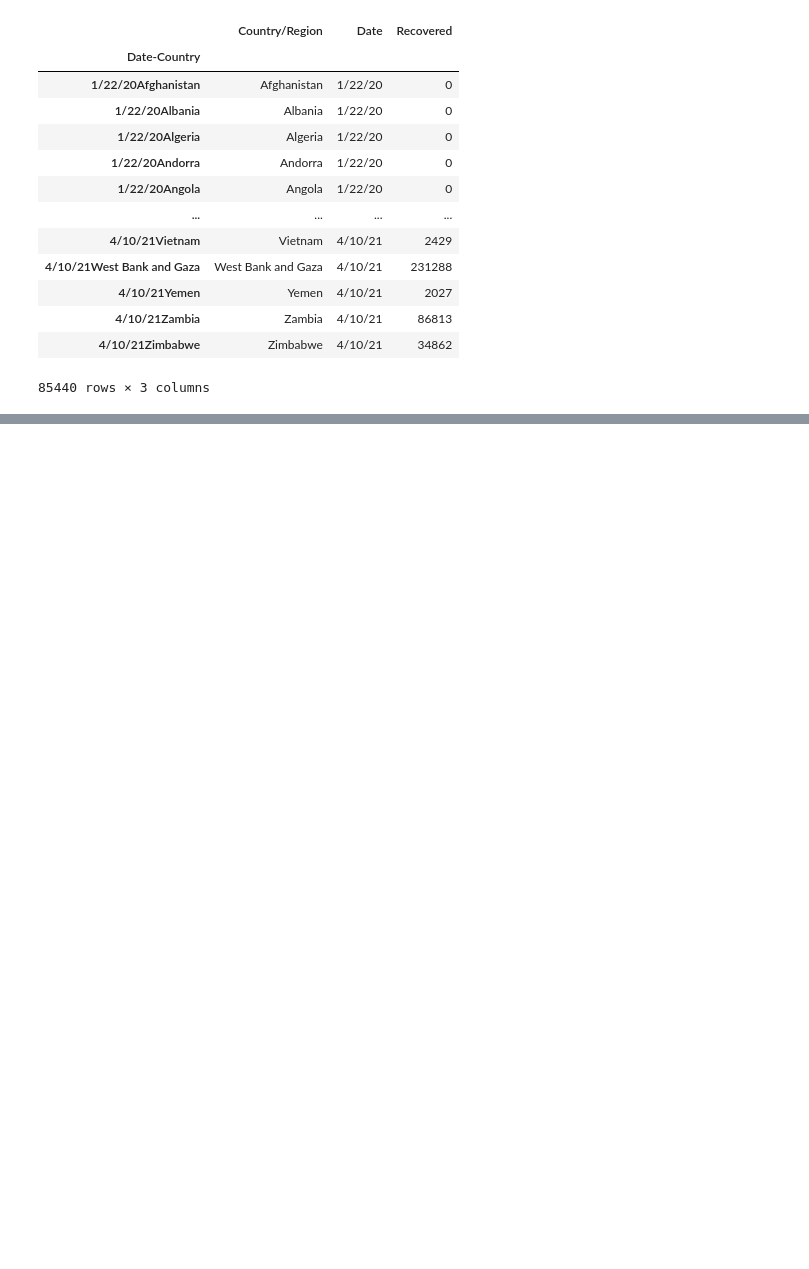
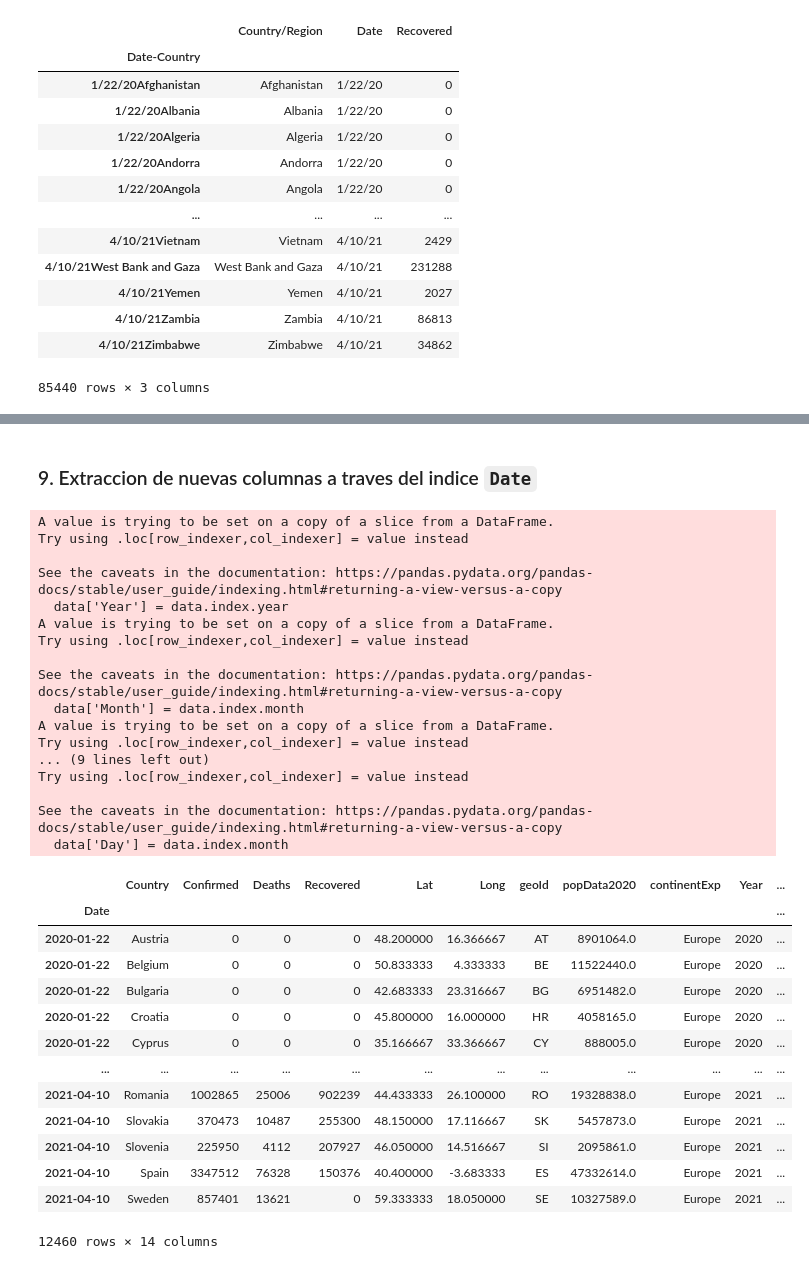
Before and after one commit to ParraCode/Core_Mid_Project-, a Jupyter notebook: data/data_cleaning.ipynb, the cells around one changed output, grey strips where cells are left out. Drawn from its saved outputs; the diff is of its cells as text; code cells hidden in the pictures; blank space fills up the shorter version.

```diff
--- a/data/data_cleaning.ipynb
+++ b/data/data_cleaning.ipynb
@@ -225,0 +329,5 @@ df_f2.head(3)
+# %%
+filter_europe = df['continentExp'] == 'Europe'
+
+df = df[filter_europe]
+df
@@ -238,0 +364,4 @@ dtype: object
+# %%
+# Cabia Date a tipo fecha
+df['Date'] = pd.to_datetime(df.Date)
+df.dtypes
@@ -238,0 +404,44 @@ dtype: object
+# %% [markdown]
+### 9. Extraccion de nuevas columnas a traves del indice `Date`
+# %%
+def atributos_fecha (data):
+    data['Year'] = data.index.year
+    data['Month'] = data.index.month
+    data['Week'] = data.index.week
+    data['Week-Copy'] = data.index.week
+    data['Day'] = data.index.month
+    return(data)
+# %%
+atributos_fecha(df)
+# %% [output]
+A value is trying to be set on a copy of a slice from a DataFrame.
+Try using .loc[row_indexer,col_indexer] = value instead
+
+See the caveats in the documentation: https://pandas.pydata.org/pandas-docs/stable/user_guide/indexing.html#returning-a-view-versus-a-copy
+  data['Year'] = data.index.year
+A value is trying to be set on a copy of a slice from a DataFrame.
+Try using .loc[row_indexer,col_indexer] = value instead
+
+See the caveats in the documentation: https://pandas.pydata.org/pandas-docs/stable/user_guide/indexing.html#returning-a-view-versus-a-copy
+  data['Month'] = data.index.month
+A value is trying to be set on a copy of a slice from a DataFrame.
+Try using .loc[row_indexer,col_indexer] = value instead
+... (9 lines left out)
+Try using .loc[row_indexer,col_indexer] = value instead
+
+See the caveats in the documentation: https://pandas.pydata.org/pandas-docs/stable/user_guide/indexing.html#returning-a-view-versus-a-copy
+  data['Day'] = data.index.month
+|  | Country | Confirmed | Deaths | Recovered | Lat | Long | geoId | popData2020 | continentExp | Year | ... |
+| Date |  |  |  |  |  |  |  |  |  |  | ... |
+| 2020-01-22 | Austria | 0 | 0 | 0 | 48.200000 | 16.366667 | AT | 8901064.0 | Europe | 2020 | ... |
+| 2020-01-22 | Belgium | 0 | 0 | 0 | 50.833333 | 4.333333 | BE | 11522440.0 | Europe | 2020 | ... |
+| 2020-01-22 | Bulgaria | 0 | 0 | 0 | 42.683333 | 23.316667 | BG | 6951482.0 | Europe | 2020 | ... |
+| 2020-01-22 | Croatia | 0 | 0 | 0 | 45.800000 | 16.000000 | HR | 4058165.0 | Europe | 2020 | ... |
+| 2020-01-22 | Cyprus | 0 | 0 | 0 | 35.166667 | 33.366667 | CY | 888005.0 | Europe | 2020 | ... |
+| ... | ... | ... | ... | ... | ... | ... | ... | ... | ... | ... | ... |
+| 2021-04-10 | Romania | 1002865 | 25006 | 902239 | 44.433333 | 26.100000 | RO | 19328838.0 | Europe | 2021 | ... |
+| 2021-04-10 | Slovakia | 370473 | 10487 | 255300 | 48.150000 | 17.116667 | SK | 5457873.0 | Europe | 2021 | ... |
+| 2021-04-10 | Slovenia | 225950 | 4112 | 207927 | 46.050000 | 14.516667 | SI | 2095861.0 | Europe | 2021 | ... |
+| 2021-04-10 | Spain | 3347512 | 76328 | 150376 | 40.400000 | -3.683333 | ES | 47332614.0 | Europe | 2021 | ... |
+| 2021-04-10 | Sweden | 857401 | 13621 | 0 | 59.333333 | 18.050000 | SE | 10327589.0 | Europe | 2021 | ... |
+12460 rows × 14 columns
```
Also changed, not shown: parts of 33 cells of this notebook, 9 other files.
